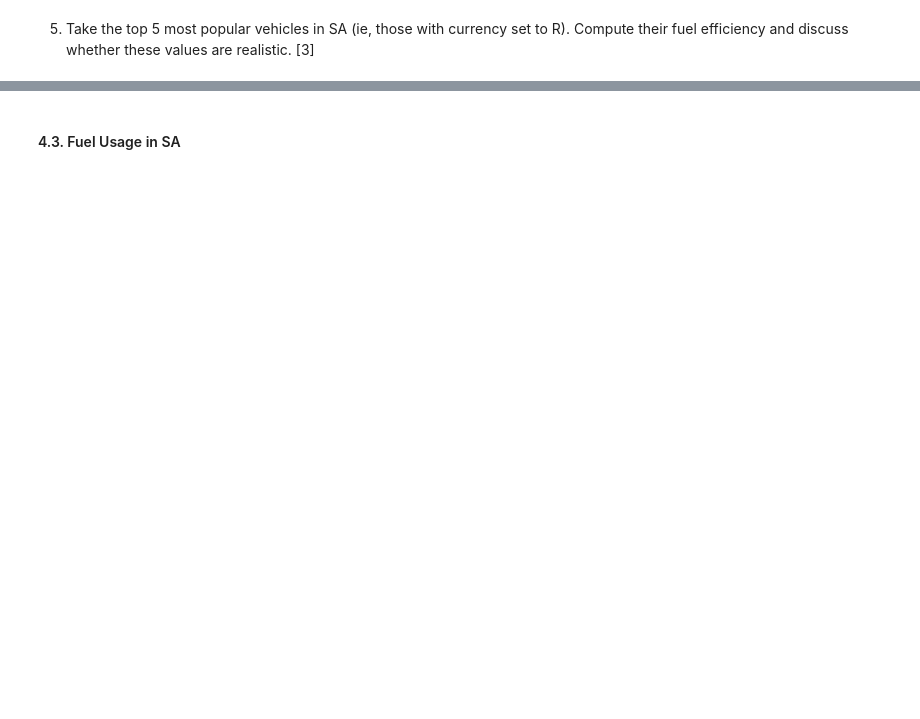
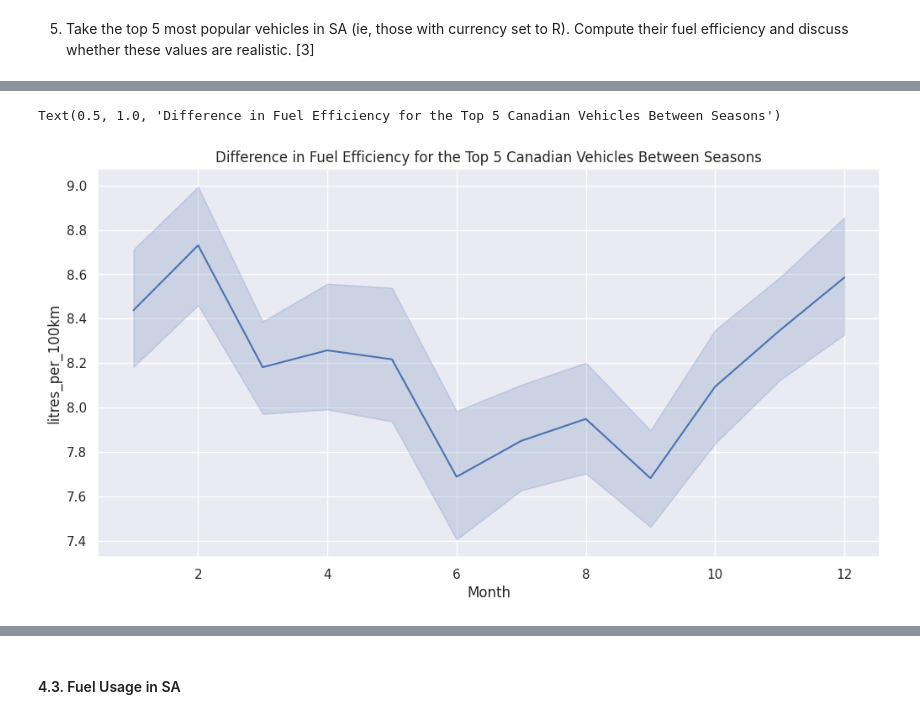
Before and after one commit to tarunaidoo/IDVE_Assignment1, a Jupyter notebook: Assignment1-Check.ipynb, the cells around one changed output, grey strips where cells are left out. Saved outputs shown, nothing was run; the diff lists cells and outputs as text; code cells hidden in the pictures; blank space fills up the shorter version.

```diff
--- a/Assignment1-Check.ipynb
+++ b/Assignment1-Check.ipynb
@@ -1078,0 +1350,12 @@ clearly wrong). [5]
+# %%
+top_ca_car_make = ['mazda', 'toyota', 'hyundai', 'volkswagen']
+top_ca_car_model = ['3_sport', 'matrix', 'accent', 'jetta', 'golf']
+
+top5_ca_vehicles_df = df4[(df4['car_make'].isin(top_ca_car_make)) & (df4['car_model'].isin(top_ca_car_model))]
+# %%
+sns.lineplot(x=top5_ca_vehicles_df['date_fueled'].dt.month, y=top5_ca_vehicles_df['litres_per_100km'])
+plt.xlabel("Month")
+plt.title("Difference in Fuel Efficiency for the Top 5 Canadian Vehicles Between Seasons")
+# %% [output]
+Text(0.5, 1.0, 'Difference in Fuel Efficiency for the Top 5 Canadian Vehicles Between Seasons')
+[figure, added]
```
Also changed, not shown: parts of 81 cells of this notebook.
